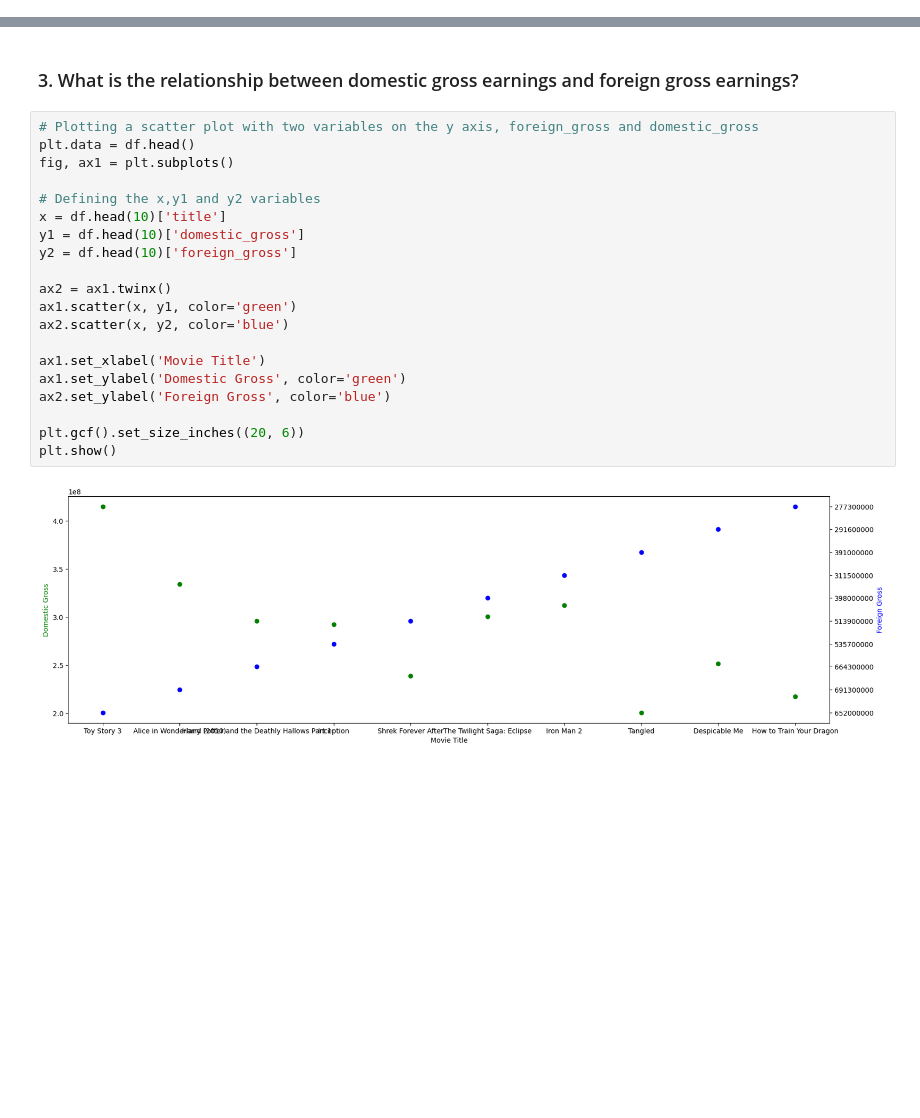
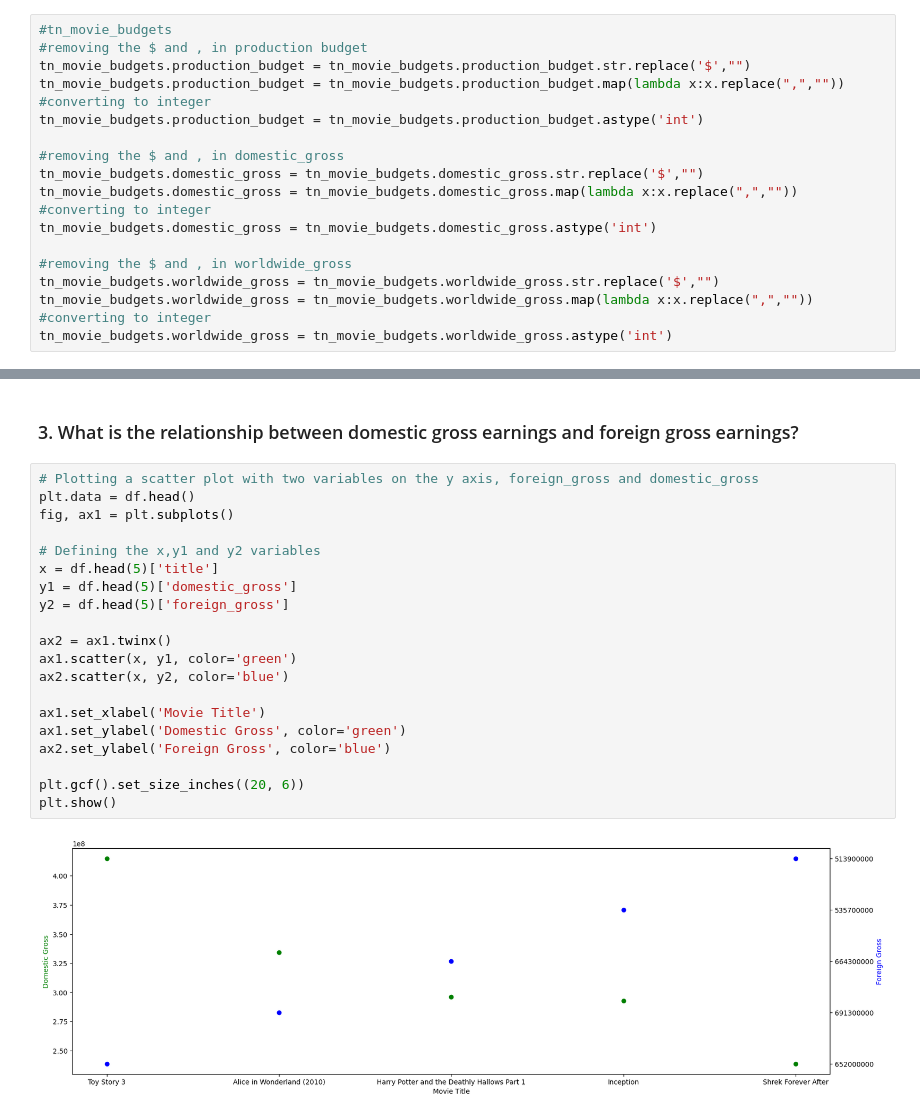
Before and after one commit to Collinskanyiri/DSC-Phase-1-project, a Jupyter notebook: student.ipynb, the cells around one changed output, grey strips where cells are left out. Drawn from its saved outputs; the diff is of its cells as text; blank space fills up the shorter version.

Commit message:
data cleaning of tn_movie_budgets

```diff
--- a/student.ipynb
+++ b/student.ipynb
@@ -822,3 +810,22 @@ rt_movies.runtime = rt_movies.runtime.str.replace('minutes',"")
 
 #converting to integer
 rt_movies.runtime = rt_movies.runtime.astype('int')
+# %%
+#tn_movie_budgets
+#removing the $ and , in production budget
+tn_movie_budgets.production_budget = tn_movie_budgets.production_budget.str.replace('$',"")
+tn_movie_budgets.production_budget = tn_movie_budgets.production_budget.map(lambda x:x.replace(",",""))
+#converting to integer
+tn_movie_budgets.production_budget = tn_movie_budgets.production_budget.astype('int')
+
+#removing the $ and , in domestic_gross
+tn_movie_budgets.domestic_gross = tn_movie_budgets.domestic_gross.str.replace('$',"")
+tn_movie_budgets.domestic_gross = tn_movie_budgets.domestic_gross.map(lambda x:x.replace(",",""))
+#converting to integer
+tn_movie_budgets.domestic_gross = tn_movie_budgets.domestic_gross.astype('int')
+
+#removing the $ and , in worldwide_gross
+tn_movie_budgets.worldwide_gross = tn_movie_budgets.worldwide_gross.str.replace('$',"")
+tn_movie_budgets.worldwide_gross = tn_movie_budgets.worldwide_gross.map(lambda x:x.replace(",",""))
+#converting to integer
+tn_movie_budgets.worldwide_gross = tn_movie_budgets.worldwide_gross.astype('int')
@@ -1062,22 +1071,22 @@ fig.show()
 # %%
 # Plotting a scatter plot with two variables on the y axis, foreign_gross and domestic_gross
 plt.data = df.head()
 fig, ax1 = plt.subplots()
 
 # Defining the x,y1 and y2 variables
-x = df.head(10)['title']
-y1 = df.head(10)['domestic_gross']
-y2 = df.head(10)['foreign_gross']
+x = df.head(5)['title']
+y1 = df.head(5)['domestic_gross']
+y2 = df.head(5)['foreign_gross']
 
 ax2 = ax1.twinx()
 ax1.scatter(x, y1, color='green')
 ax2.scatter(x, y2, color='blue')
 
 ax1.set_xlabel('Movie Title')
 ax1.set_ylabel('Domestic Gross', color='green')
 ax2.set_ylabel('Foreign Gross', color='blue')
 
 plt.gcf().set_size_inches((20, 6))
 plt.show()
 # %% [output]
-[figure, old version]
+[figure, new version]
```
Also changed, not shown: parts of 13 cells of this notebook.
